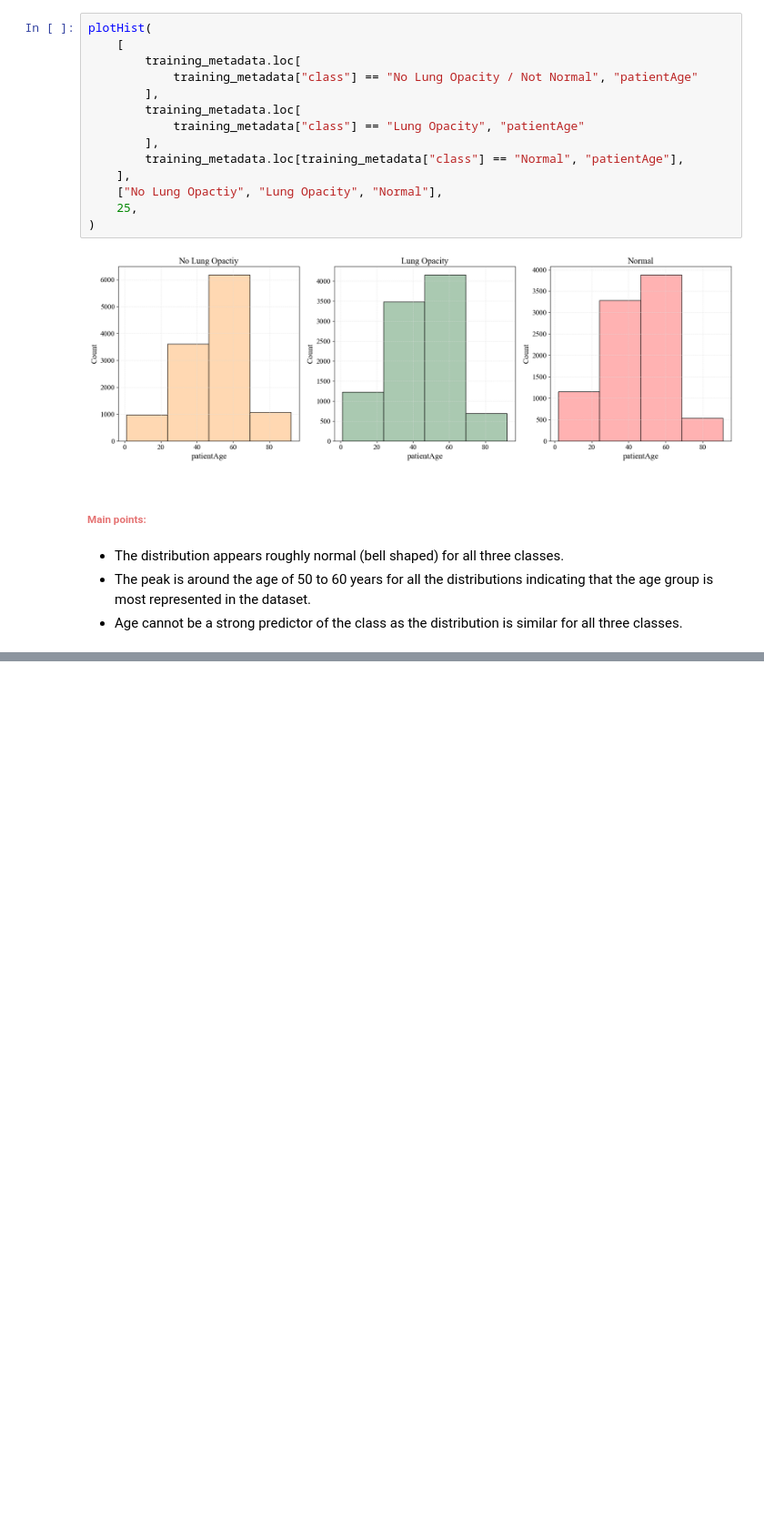
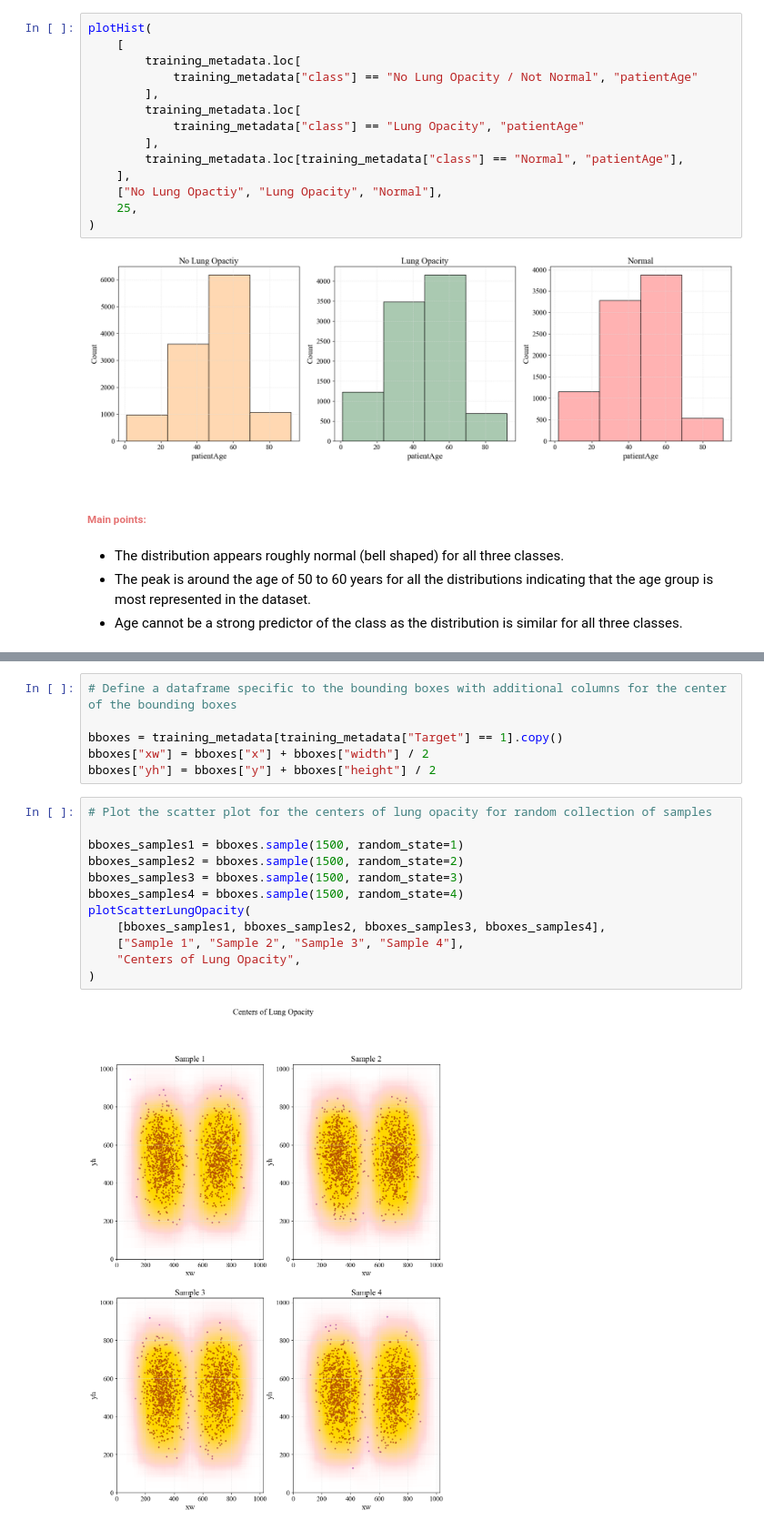
Before and after one commit to AIML-July-23-A-Capstone-G1-Team/Capstone-Project, a Jupyter notebook: Capstone.ipynb, the cells around one changed output, grey strips where cells are left out. Shown at 91% size. Drawn from its saved outputs; the diff is of its cells as text; blank space fills up the shorter version.

```diff
--- a/Capstone.ipynb
+++ b/Capstone.ipynb
@@ -814,0 +906,20 @@ plotHist(
+# %%
+# Define a dataframe specific to the bounding boxes with additional columns for the center of the bounding boxes
+
+bboxes = training_metadata[training_metadata["Target"] == 1].copy()
+bboxes["xw"] = bboxes["x"] + bboxes["width"] / 2
+bboxes["yh"] = bboxes["y"] + bboxes["height"] / 2
+# %%
+# Plot the scatter plot for the centers of lung opacity for random collection of samples
+
+bboxes_samples1 = bboxes.sample(1500, random_state=1)
+bboxes_samples2 = bboxes.sample(1500, random_state=2)
+bboxes_samples3 = bboxes.sample(1500, random_state=3)
+bboxes_samples4 = bboxes.sample(1500, random_state=4)
+plotScatterLungOpacity(
+    [bboxes_samples1, bboxes_samples2, bboxes_samples3, bboxes_samples4],
+    ["Sample 1", "Sample 2", "Sample 3", "Sample 4"],
+    "Centers of Lung Opacity",
+)
+# %% [output]
+[figure, added]
```
Also changed, not shown: parts of 15 cells of this notebook.
